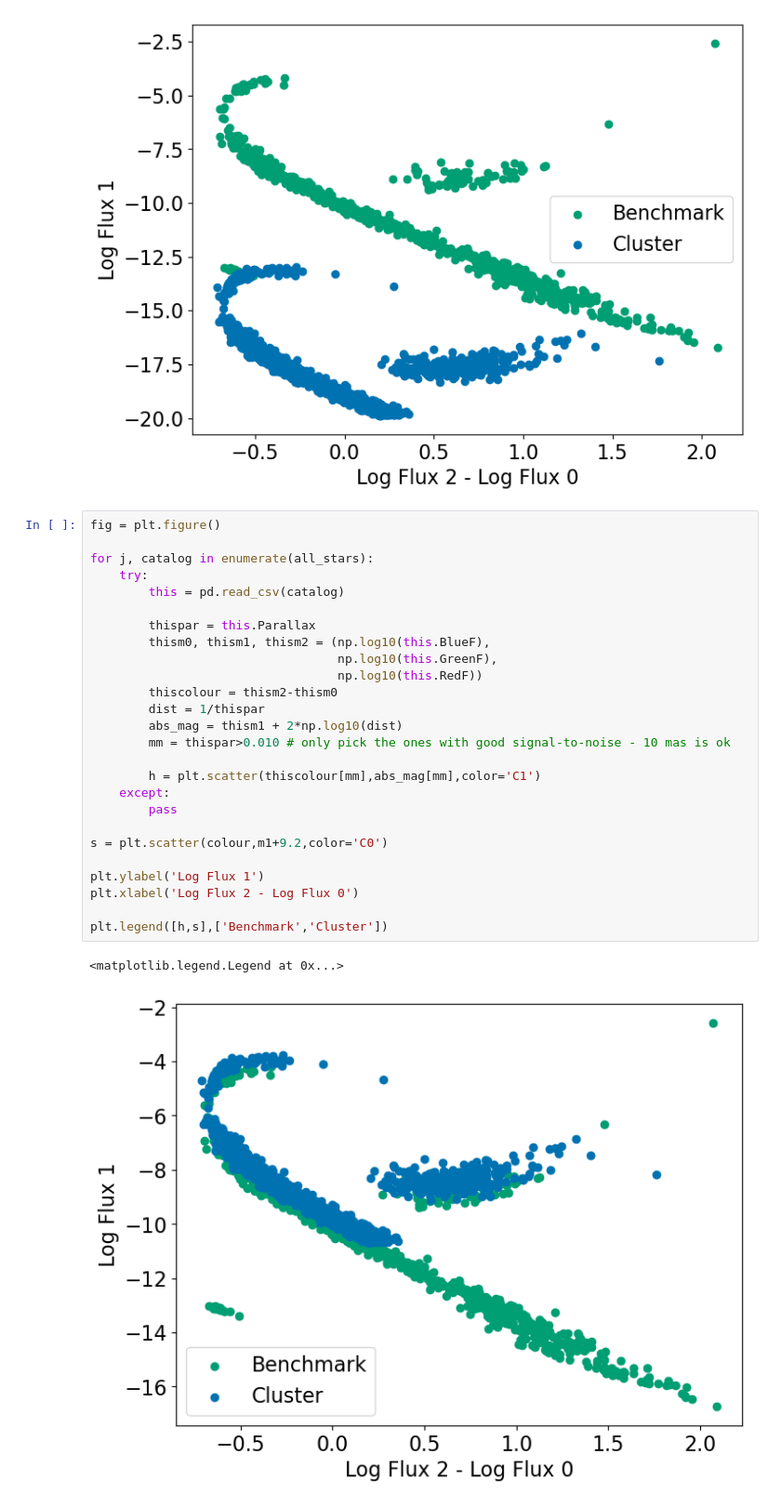
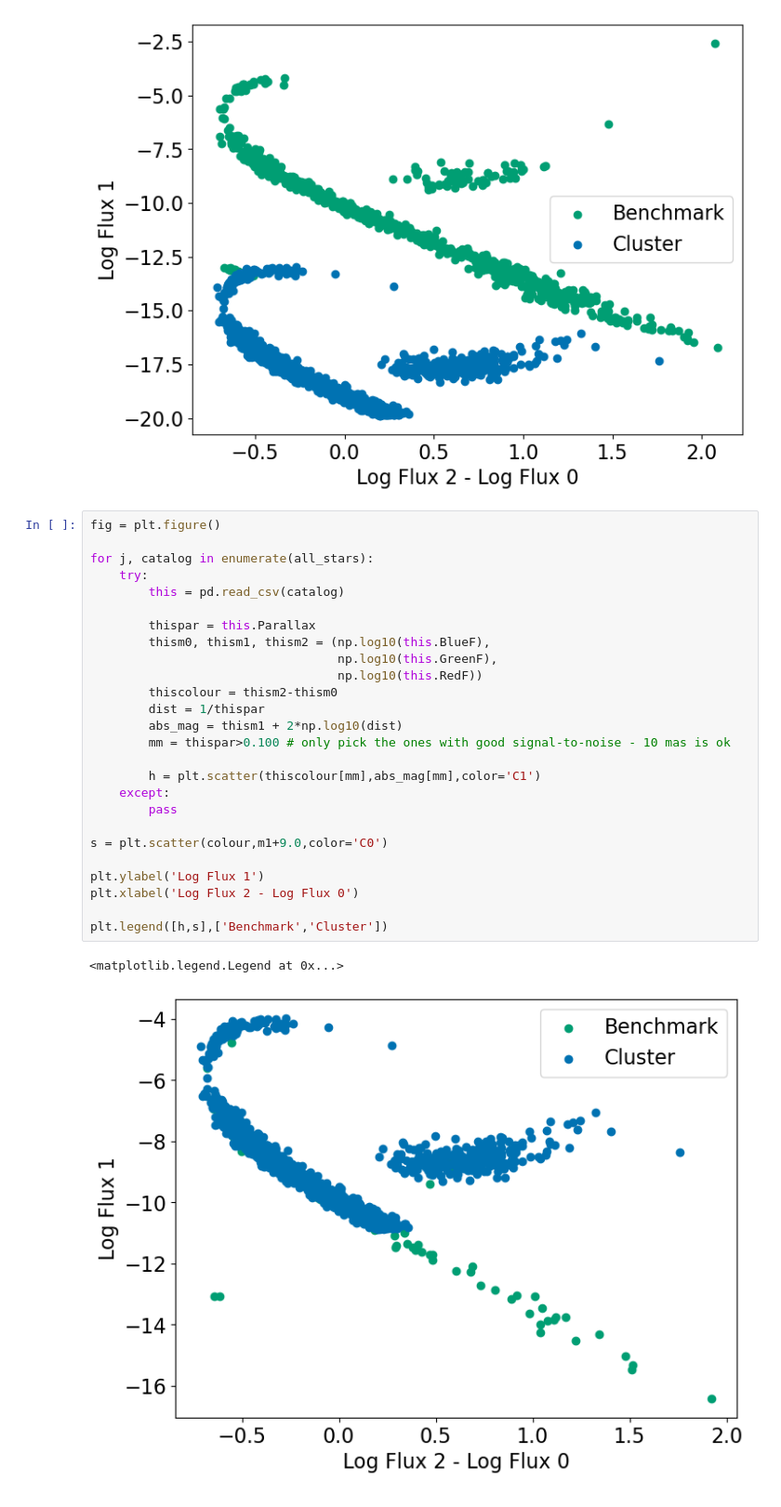
Before and after one commit to nicomii/astro_ladder, a Jupyter notebook: hr_diagram.ipynb, the cells around one changed output. Shown: that part at 93% size. Drawn from its saved outputs; the diff is of its cells as text.

```diff
--- a/hr_diagram.ipynb
+++ b/hr_diagram.ipynb
@@ -108,30 +109,30 @@ plt.legend([h,s],['Benchmark','Cluster'])
 # %%
 fig = plt.figure()
 
 for j, catalog in enumerate(all_stars):
     try:
         this = pd.read_csv(catalog)
 
         thispar = this.Parallax
         thism0, thism1, thism2 = (np.log10(this.BlueF),
                                   np.log10(this.GreenF),
                                   np.log10(this.RedF))
         thiscolour = thism2-thism0
         dist = 1/thispar
         abs_mag = thism1 + 2*np.log10(dist)
-        mm = thispar>0.010 # only pick the ones with good signal-to-noise - 10 mas is ok
+        mm = thispar>0.100 # only pick the ones with good signal-to-noise - 10 mas is ok
 
         h = plt.scatter(thiscolour[mm],abs_mag[mm],color='C1')
     except:
         pass
 
-s = plt.scatter(colour,m1+9.2,color='C0')
+s = plt.scatter(colour,m1+9.0,color='C0')
 
 plt.ylabel('Log Flux 1')
 plt.xlabel('Log Flux 2 - Log Flux 0')
 
 plt.legend([h,s],['Benchmark','Cluster'])
 # %% [output]
 <matplotlib.legend.Legend at 0x...>
-[figure, old version]
+[figure, new version]
 # %%
```
Also changed, not shown: parts of 4 cells of this notebook, 5 other files.
